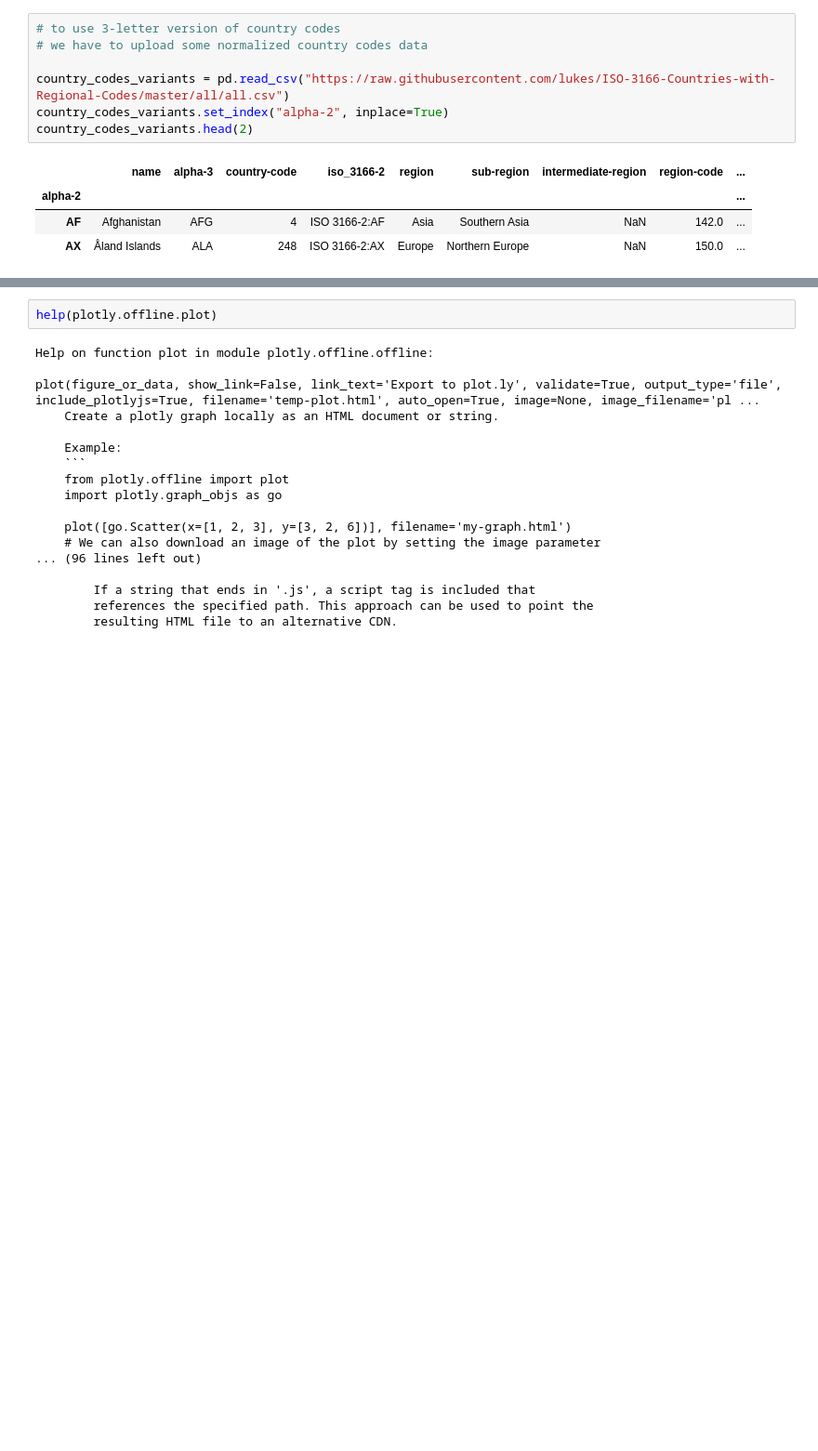
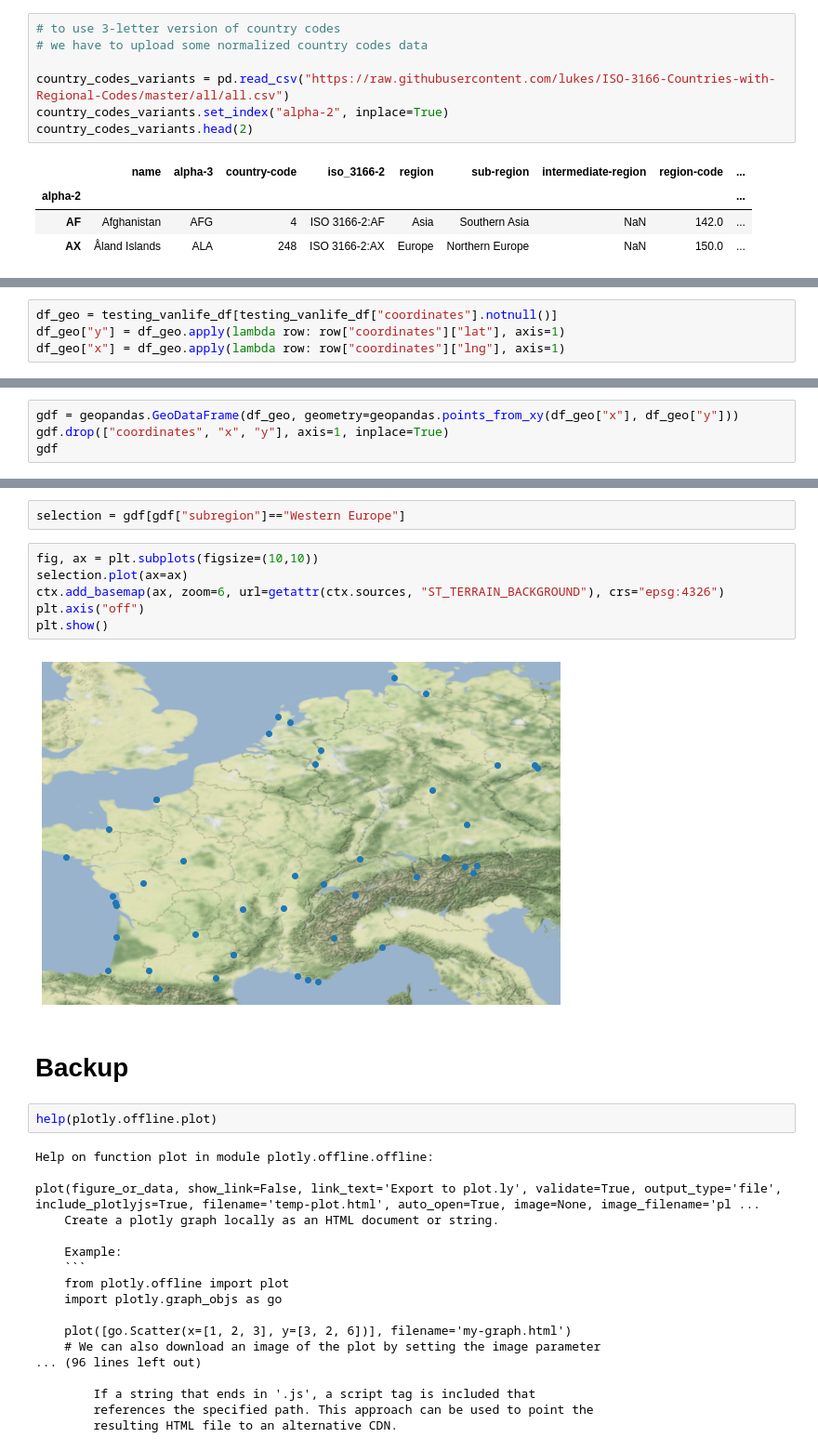
Before and after one commit to kasev/instagram_webscraping, a Jupyter notebook: scripts/instagram_analysis.ipynb, the cells around one changed output, grey strips where cells are left out. Shown at 93% size. Saved outputs shown, nothing was run; the diff lists cells and outputs as text; blank space fills up the shorter version.

```diff
--- a/scripts/instagram_analysis.ipynb
+++ b/scripts/instagram_analysis.ipynb
@@ -240,0 +226,4 @@ iplot(fig, filename='hashtags.html') # to make it inline
+# %%
+df_geo = testing_vanlife_df[testing_vanlife_df["coordinates"].notnull()]
+df_geo["y"] = df_geo.apply(lambda row: row["coordinates"]["lat"], axis=1)
+df_geo["x"] = df_geo.apply(lambda row: row["coordinates"]["lng"], axis=1)
@@ -240,0 +242,4 @@ iplot(fig, filename='hashtags.html') # to make it inline
+# %%
+gdf = geopandas.GeoDataFrame(df_geo, geometry=geopandas.points_from_xy(df_geo["x"], df_geo["y"]))
+gdf.drop(["coordinates", "x", "y"], axis=1, inplace=True)
+gdf
@@ -241,3 +260,15 @@ iplot(fig, filename='hashtags.html') # to make it inline
+# %%
+selection = gdf[gdf["subregion"]=="Western Europe"]
+# %%
+fig, ax = plt.subplots(figsize=(10,10))
+selection.plot(ax=ax)
+ctx.add_basemap(ax, zoom=6, url=getattr(ctx.sources, "ST_TERRAIN_BACKGROUND"), crs="epsg:4326")
+plt.axis("off")
+plt.show()
+# %% [output]
+[figure, added]
+# %% [markdown]
+# Backup
 # %%
 help(plotly.offline.plot)
 # %% [output]
```
Also changed, not shown: parts of 25 cells of this notebook, 1 other file.
